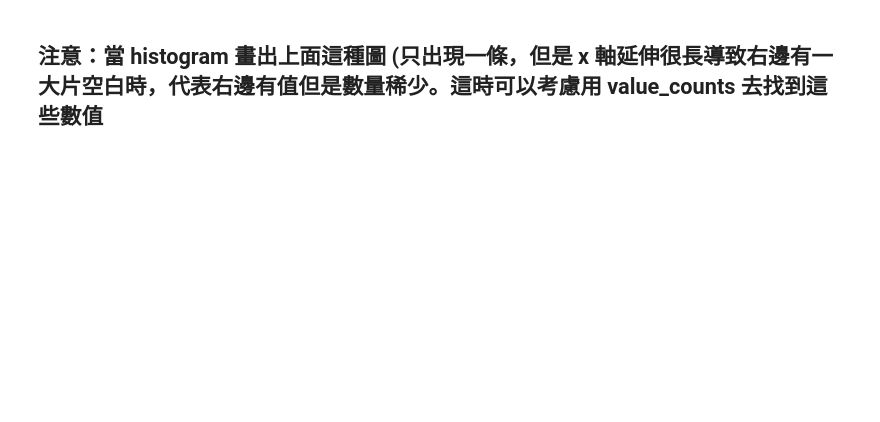
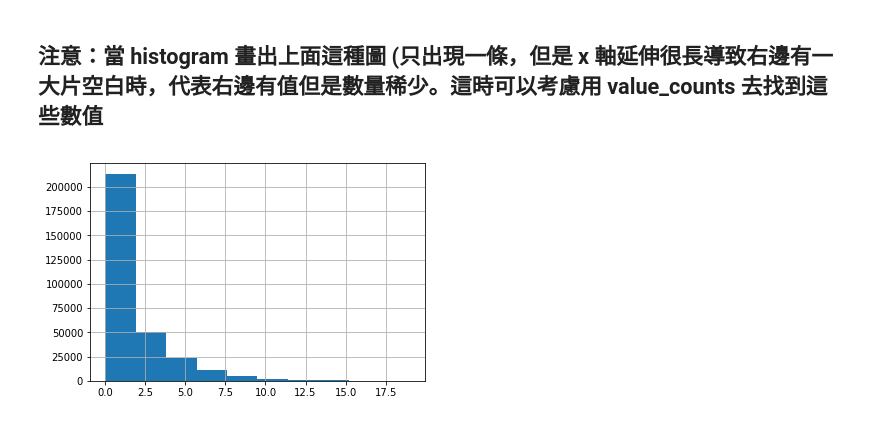
Before and after one commit to cainhighwind/2nd-ML100Days, a Jupyter notebook: homework/Day_006_HW.ipynb, the cells around one changed output. Cells and saved outputs as stored; diff of their text form; code cells hidden in the pictures; blank space fills up the shorter version.

```diff
--- a/homework/Day_006_HW.ipynb
+++ b/homework/Day_006_HW.ipynb
@@ -193,11 +256,13 @@ print(app_train['OBS_60_CNT_SOCIAL_CIRCLE'].value_counts().sort_index(ascending
 # %%
 # 把一些極端值暫時去掉，在繪製一次 Histogram
 # 選擇 OBS_60_CNT_SOCIAL_CIRCLE 小於 20 的資料點繪製
 """
 Your Code Here
 """
-loc_a =
-loc_b =
+loc_a = app_train['OBS_60_CNT_SOCIAL_CIRCLE']<20
+loc_b = 'OBS_60_CNT_SOCIAL_CIRCLE'
 
 app_train.loc[loc_a, loc_b].hist()
 plt.show()
+# %% [output]
+[figure, added]
```
Also changed, not shown: parts of 4 cells of this notebook.
